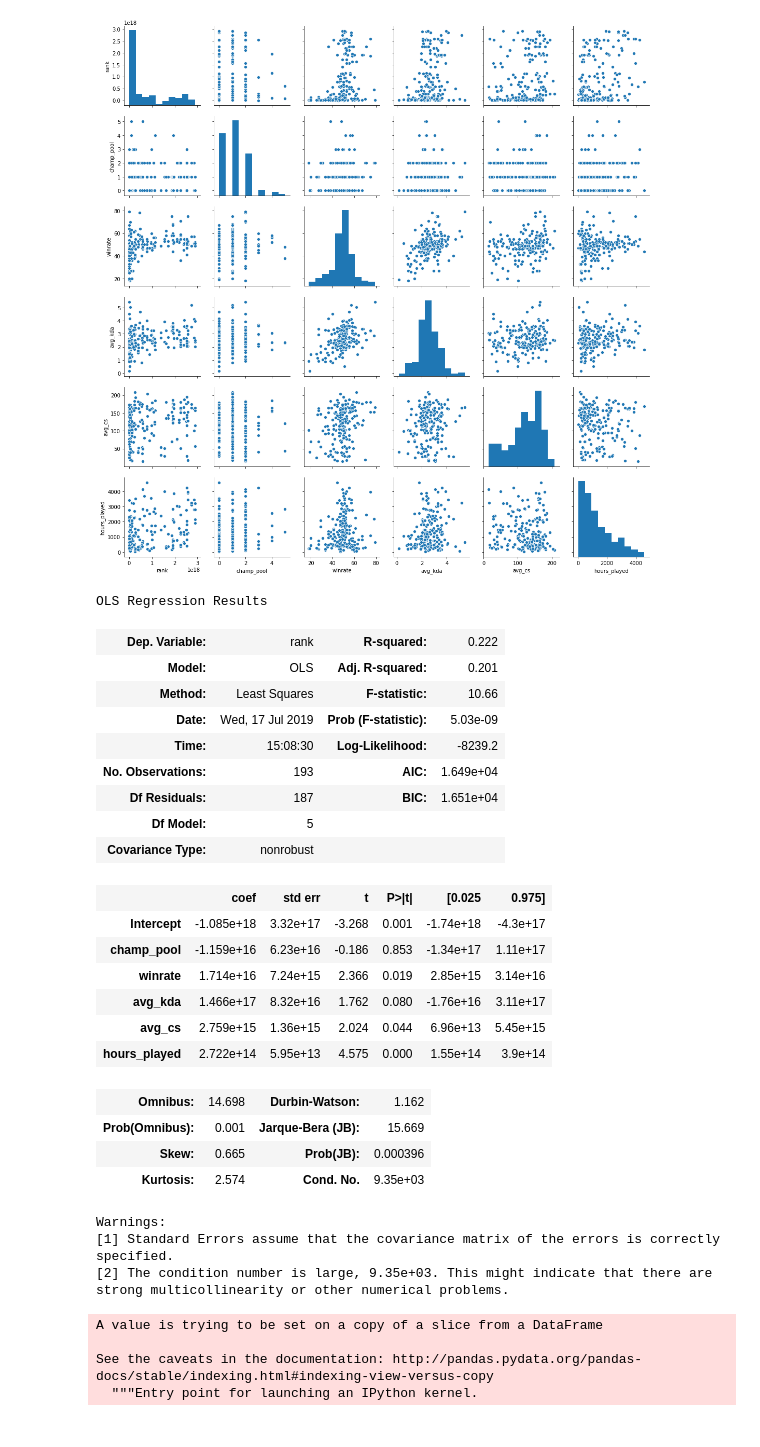
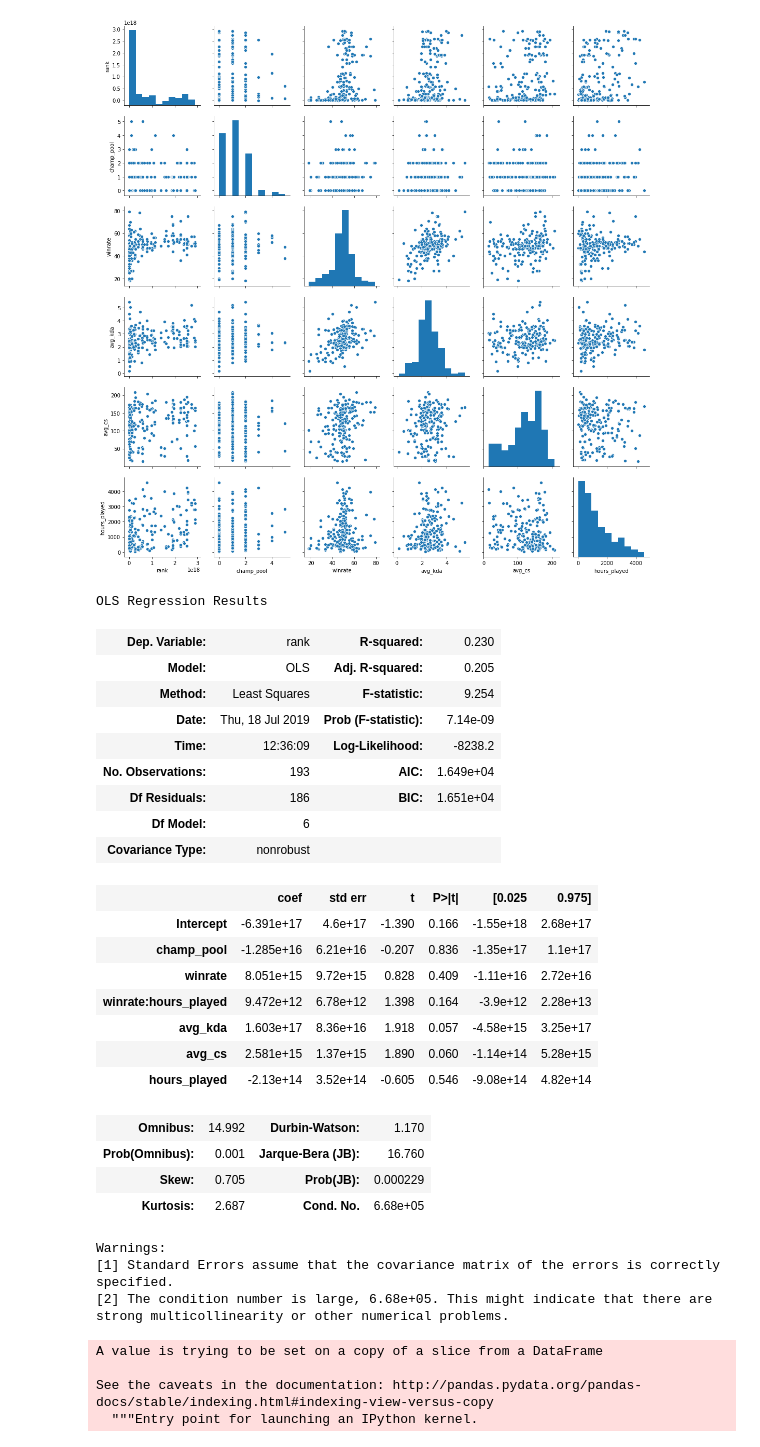
Before and after one commit to Ydu/LoL_Rank_Prediction, a Jupyter notebook: initial_eda/data_gathering.ipynb, the cells around one changed output. Cells and saved outputs as stored; diff of their text form; code cells hidden in the pictures.

```diff
--- a/initial_eda/data_gathering.ipynb
+++ b/initial_eda/data_gathering.ipynb
@@ -397,5 +502,6 @@ cs text:
 # %%
 #%%timeit
-data_to_model = scrape_data(100,2)
+# ran at ~12:57am
+data_to_model = scrape_data(75,2)
 data_to_model
 # %% [output]
@@ -542,36 +649,37 @@ sns.pairplot(data_to_model)
 <seaborn.axisgrid.PairGrid at 0x...>
 [figure]
 # %%
-lm1 = smf.ols('rank ~ champ_pool + winrate + avg_kda + avg_cs + hours_played', data=data_to_model)
+lm1 = smf.ols('rank ~ champ_pool + winrate/hours_played + avg_kda + avg_cs + hours_played', data=data_to_model)
 
 fit1 = lm1.fit()
 
 fit1.summary()
 # %% [output]
 OLS Regression Results
-| Dep. Variable: | rank | R-squared: | 0.222 |
-| Model: | OLS | Adj. R-squared: | 0.201 |
-| Method: | Least Squares | F-statistic: | 10.66 |
-| Date: | Wed, 17 Jul 2019 | Prob (F-statistic): | 5.03e-09 |
-| Time: | 15:08:30 | Log-Likelihood: | -8239.2 |
+| Dep. Variable: | rank | R-squared: | 0.230 |
+| Model: | OLS | Adj. R-squared: | 0.205 |
+| Method: | Least Squares | F-statistic: | 9.254 |
+| Date: | Thu, 18 Jul 2019 | Prob (F-statistic): | 7.14e-09 |
+| Time: | 12:36:09 | Log-Likelihood: | -8238.2 |
 | No. Observations: | 193 | AIC: | 1.649e+04 |
-| Df Residuals: | 187 | BIC: | 1.651e+04 |
-| Df Model: | 5 |  |  |
+| Df Residuals: | 186 | BIC: | 1.651e+04 |
+| Df Model: | 6 |  |  |
 | Covariance Type: | nonrobust |  |  |
 |  | coef | std err | t | P>|t| | [0.025 | 0.975] |
-| Intercept | -1.085e+18 | 3.32e+17 | -3.268 | 0.001 | -1.74e+18 | -4.3e+17 |
-| champ_pool | -1.159e+16 | 6.23e+16 | -0.186 | 0.853 | -1.34e+17 | 1.11e+17 |
-| winrate | 1.714e+16 | 7.24e+15 | 2.366 | 0.019 | 2.85e+15 | 3.14e+16 |
-| avg_kda | 1.466e+17 | 8.32e+16 | 1.762 | 0.080 | -1.76e+16 | 3.11e+17 |
-| avg_cs | 2.759e+15 | 1.36e+15 | 2.024 | 0.044 | 6.96e+13 | 5.45e+15 |
-| hours_played | 2.722e+14 | 5.95e+13 | 4.575 | 0.000 | 1.55e+14 | 3.9e+14 |
+| Intercept | -6.391e+17 | 4.6e+17 | -1.390 | 0.166 | -1.55e+18 | 2.68e+17 |
+| champ_pool | -1.285e+16 | 6.21e+16 | -0.207 | 0.836 | -1.35e+17 | 1.1e+17 |
+| winrate | 8.051e+15 | 9.72e+15 | 0.828 | 0.409 | -1.11e+16 | 2.72e+16 |
+| winrate:hours_played | 9.472e+12 | 6.78e+12 | 1.398 | 0.164 | -3.9e+12 | 2.28e+13 |
+| avg_kda | 1.603e+17 | 8.36e+16 | 1.918 | 0.057 | -4.58e+15 | 3.25e+17 |
+| avg_cs | 2.581e+15 | 1.37e+15 | 1.890 | 0.060 | -1.14e+14 | 5.28e+15 |
+| hours_played | -2.13e+14 | 3.52e+14 | -0.605 | 0.546 | -9.08e+14 | 4.82e+14 |
-| Omnibus: | 14.698 | Durbin-Watson: | 1.162 |
-| Prob(Omnibus): | 0.001 | Jarque-Bera (JB): | 15.669 |
-| Skew: | 0.665 | Prob(JB): | 0.000396 |
-| Kurtosis: | 2.574 | Cond. No. | 9.35e+03 |
+| Omnibus: | 14.992 | Durbin-Watson: | 1.170 |
+| Prob(Omnibus): | 0.001 | Jarque-Bera (JB): | 16.760 |
+| Skew: | 0.705 | Prob(JB): | 0.000229 |
+| Kurtosis: | 2.687 | Cond. No. | 6.68e+05 |
 Warnings:
 [1] Standard Errors assume that the covariance matrix of the errors is correctly specified.
-[2] The condition number is large, 9.35e+03. This might indicate that there are
+[2] The condition number is large, 6.68e+05. This might indicate that there are
 strong multicollinearity or other numerical problems.
 # %%
 # test without inflated rank, just reversed rank
```
Also changed, not shown: parts of 32 cells of this notebook, 6 other files.
